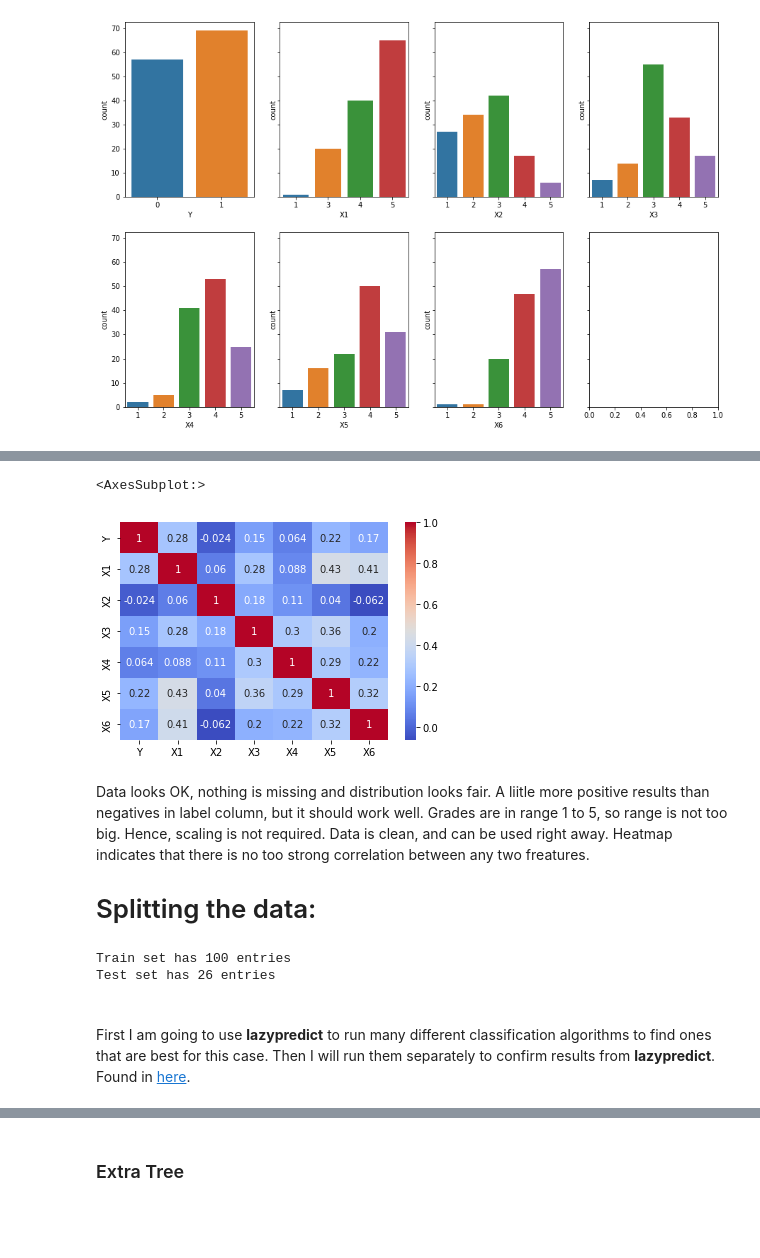
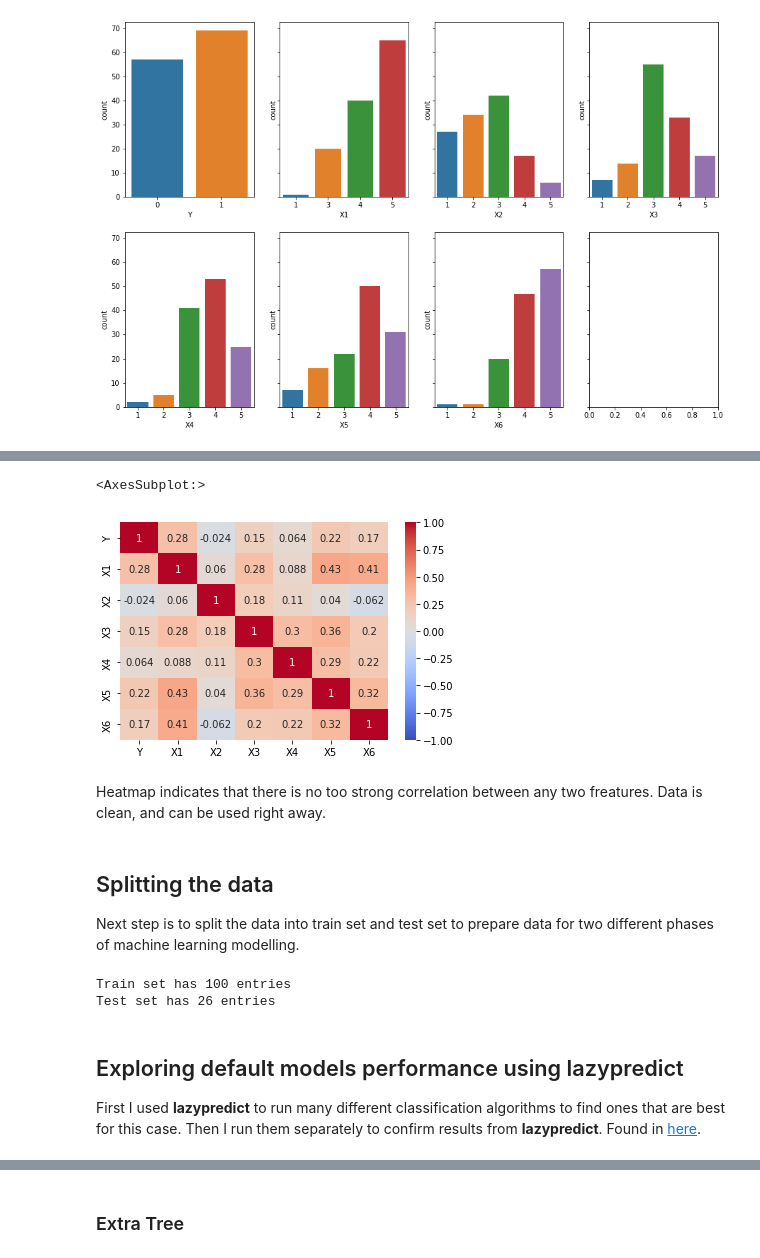
Before and after one commit to dmateshov/lQ2ozazy9ZlzoxmC, a Jupyter notebook: Project_1.ipynb, the cells around one changed output, grey strips where cells are left out. Saved outputs shown, nothing was run; the diff lists cells and outputs as text; code cells hidden in the pictures; blank space fills up the shorter version.

```diff
--- a/Project_1.ipynb
+++ b/Project_1.ipynb
@@ -60,10 +118,16 @@ for col, ax in zip(df.columns, axs.ravel()):
 # %%
-sns.heatmap(df.corr(), cmap = 'coolwarm', annot = True)
+# Build a heatmap of correlation of values in dataset
+sns.heatmap(df.corr(), cmap = 'coolwarm', annot = True, vmin = -1, vmax = 1)
 # %% [output]
 <AxesSubplot:>
-[figure, old version]
+[figure, new version]
 # %% [markdown]
-Data looks OK, nothing is missing and distribution looks fair. A liitle more positive results than negatives in label column, but it should work well. Grades are in range 1 to 5, so range is not too big. Hence, scaling is not required. Data is clean, and can be used right away. Heatmap indicates that there is no too strong correlation between any two freatures.
 
-# Splitting the data:
+
+Heatmap indicates that there is no too strong correlation between any two freatures.
+Data is clean, and can be used right away.
+# %% [markdown]
+## Splitting the data
+
+Next step is to split the data into train set and test set to prepare data for two different phases of machine learning modelling.
 # %%
@@ -78,5 +143,8 @@ print(f'Test set has {X_test.shape[0]} entries')
 Train set has 100 entries
 Test set has 26 entries
 # %% [markdown]
-<br>First I am going to use **lazypredict** to run many different classification algorithms to find ones that are best for this case. Then I will run them separately to confirm results from **lazypredict**. Found in [here](https://towardsdatascience.com/how-to-run-30-machine-learning-models-with-2-lines-of-code-d0f94a537e52).
+
+
+## Exploring default models performance using lazypredict
+First I used **lazypredict** to run many different classification algorithms to find ones that are best for this case. Then I  run them separately to confirm results from **lazypredict**. Found in [here](https://towardsdatascience.com/how-to-run-30-machine-learning-models-with-2-lines-of-code-d0f94a537e52).
 # %%
```
Also changed, not shown: parts of 35 cells of this notebook.
